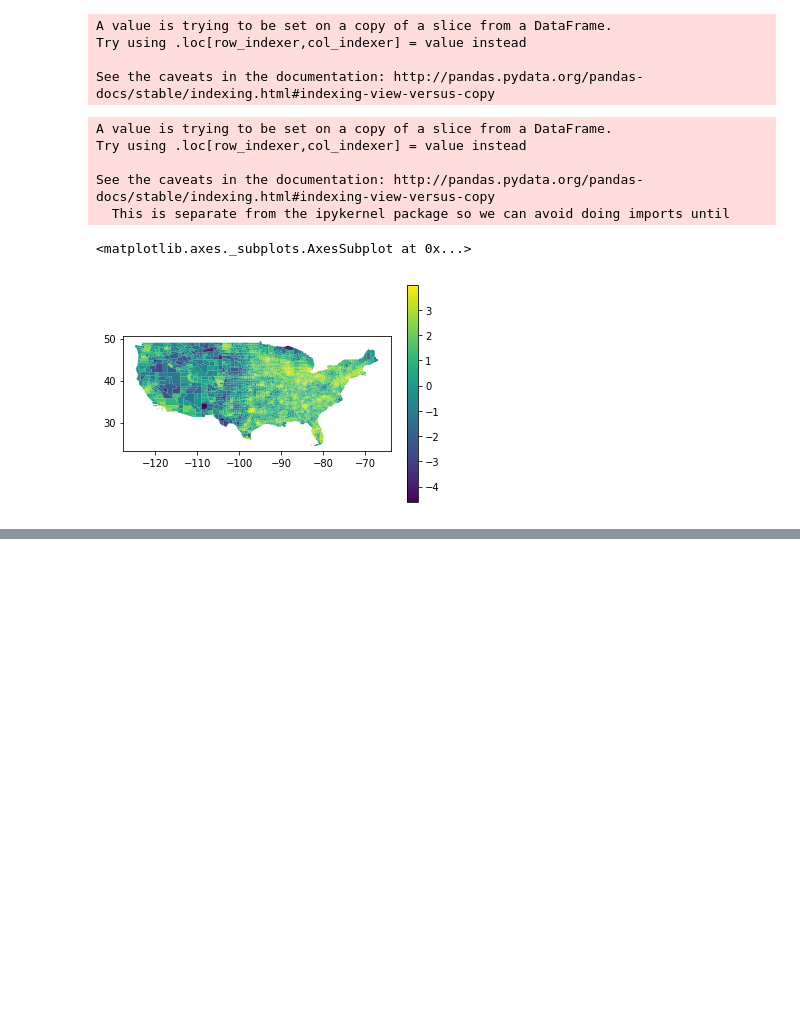
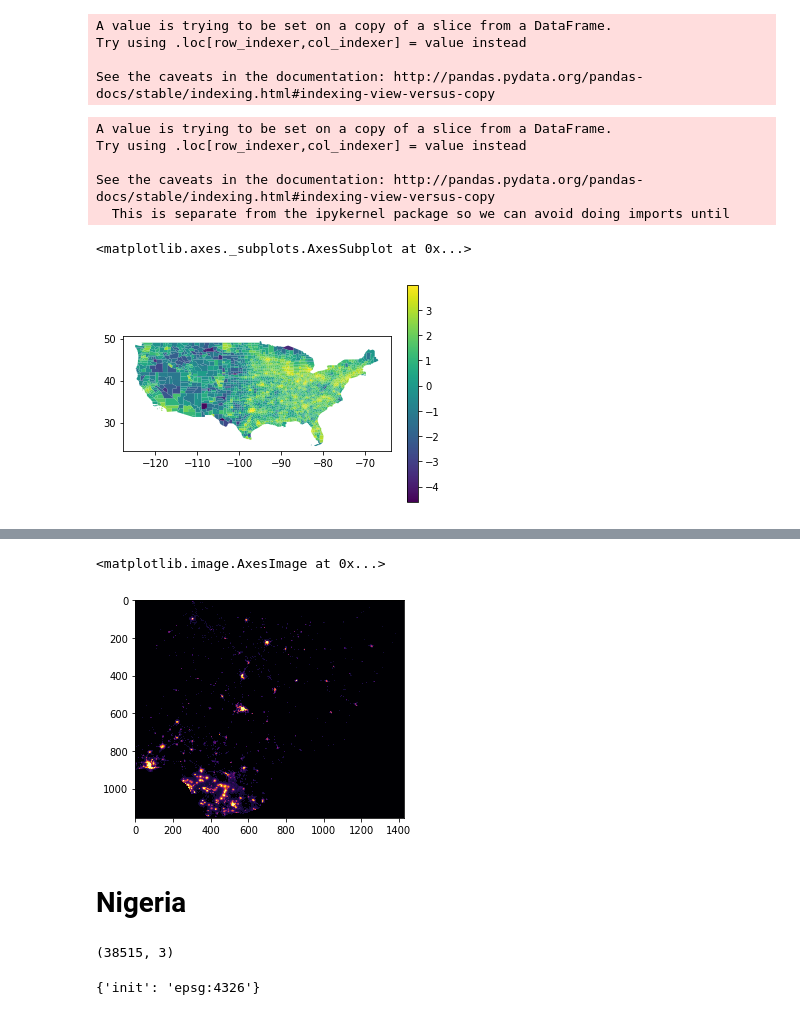
Before and after one commit to dillongardner/PyDataSpatialAnalysis, a Jupyter notebook: examples/us_income_night_lights.ipynb, the cells around one changed output, grey strips where cells are left out. Saved outputs shown, nothing was run; the diff lists cells and outputs as text; code cells hidden in the pictures; blank space fills up the shorter version.

```diff
--- a/examples/us_income_night_lights.ipynb
+++ b/examples/us_income_night_lights.ipynb
@@ -256,0 +283,8 @@ world[world.name == 'Germany']
+# %%
+nigeria_polygon = world.loc[world.iso_a3 == 'NGA', 'geometry'].values[0]
+nigeria_image, _ = mask(nightlights, [geometry.mapping(nigeria_polygon)], crop=True)
+# %%
+plt.imshow(nigeria_image[0], cmap='inferno')
+# %% [output]
+<matplotlib.image.AxesImage at 0x...>
+[figure, added]
@@ -256,0 +293,2 @@ world[world.name == 'Germany']
+# %% [markdown]
+# Nigeria
@@ -256,0 +297,8 @@ world[world.name == 'Germany']
+# %%
+nigeria_df.shape
+# %% [output]
+(38515, 3)
+# %%
+nigeria_df.geometry.crs
+# %% [output]
+{'init': 'epsg:4326'}
```
Also changed, not shown: parts of 32 cells of this notebook, 1 other file.
